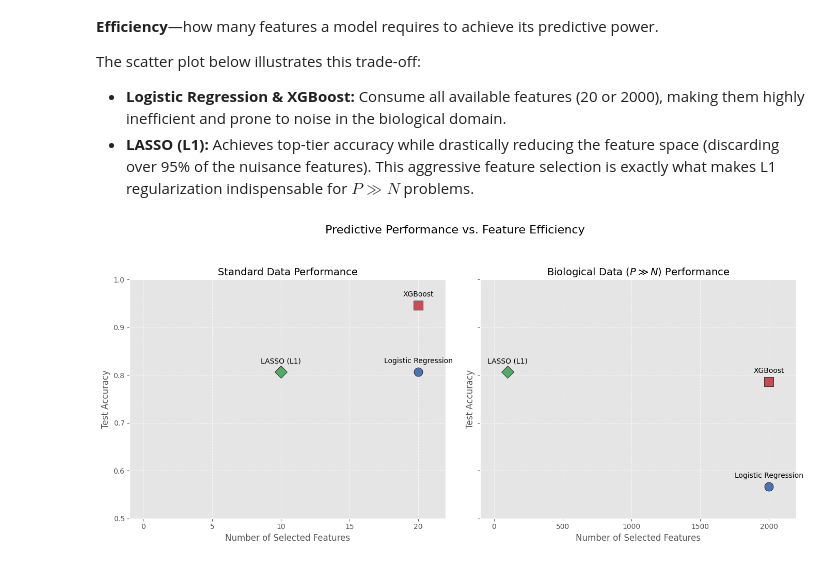
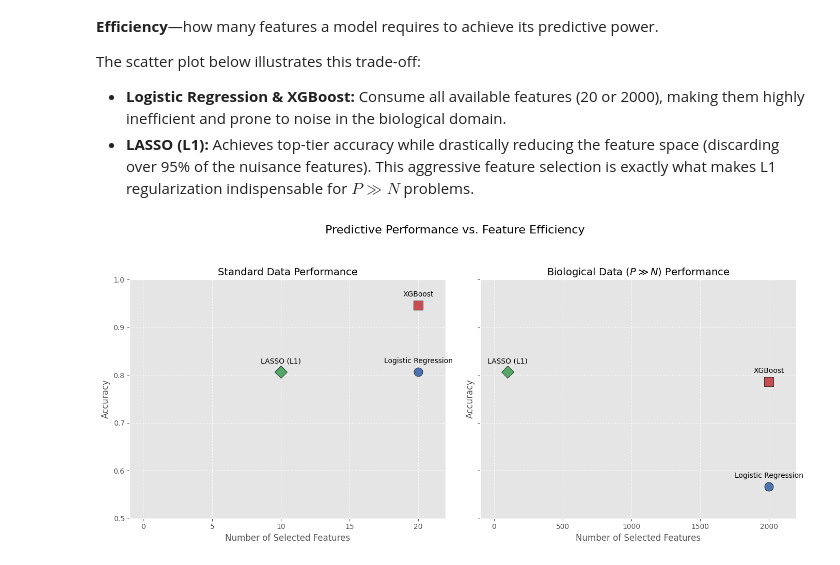
Before and after one commit to YarinGaida/tabular-data-benchmarks, a Jupyter notebook: notebooks/supervised/supervised-classic.ipynb, the cells around one changed output. Cells and saved outputs as stored; diff of their text form; code cells hidden in the pictures.

```diff
--- a/notebooks/supervised/supervised-classic.ipynb
+++ b/notebooks/supervised/supervised-classic.ipynb
@@ -193,32 +193,32 @@ bio_points = {
     'XGBoost': (2000, xgb_bio_acc) # Assuming xgb_bio_acc is defined from your XGBoost cell
 }
 
 fig, (ax1, ax2) = plt.subplots(1, 2, figsize=(14, 6), sharey=True)
 colors = {'Logistic Regression': '#4C72B0', 'LASSO (L1)': '#55A868', 'XGBoost': '#C44E52'}
 markers = {'Logistic Regression': 'o', 'LASSO (L1)': 'D', 'XGBoost': 's'}
 
 def plot_scatter(ax, data_points, title, max_features):
     for model_name, (n_features, acc) in data_points.items():
         ax.scatter(n_features, acc, s=150, c=colors[model_name], marker=markers[model_name],
                    label=model_name, edgecolors='black', zorder=3)
         ax.annotate(model_name, (n_features, acc), xytext=(0, 12),
                     textcoords='offset points', ha='center', fontsize=10)
 
     ax.set_title(title, fontsize=14)
     ax.set_xlabel('Number of Selected Features', fontsize=12)
-    ax.set_ylabel('Test Accuracy', fontsize=12)
+    ax.set_ylabel('Accuracy', fontsize=12)
     ax.set_xlim(-0.05 * max_features, max_features * 1.1)
     ax.set_ylim(0.5, 1.0)
     ax.grid(True, linestyle='--', alpha=0.7, zorder=0)
 
 # Plot Standard Data
 plot_scatter(ax1, std_points, 'Standard Data Performance', 20)
 
 # Plot Biological Data
 plot_scatter(ax2, bio_points, 'Biological Data ($P \gg N$) Performance', 2000)
 
 plt.suptitle('Predictive Performance vs. Feature Efficiency', fontsize=16, y=1.05)
 plt.tight_layout()
 plt.show()
 # %% [output]
-[figure, old version]
+[figure, new version]
```
